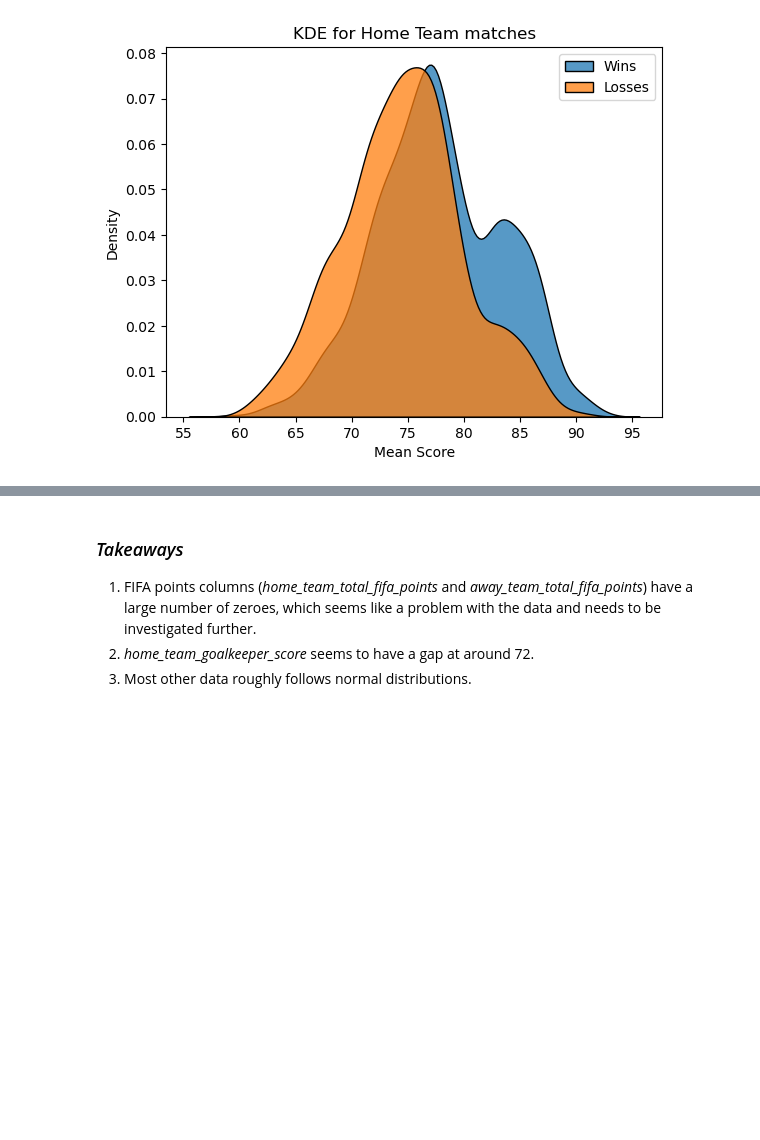
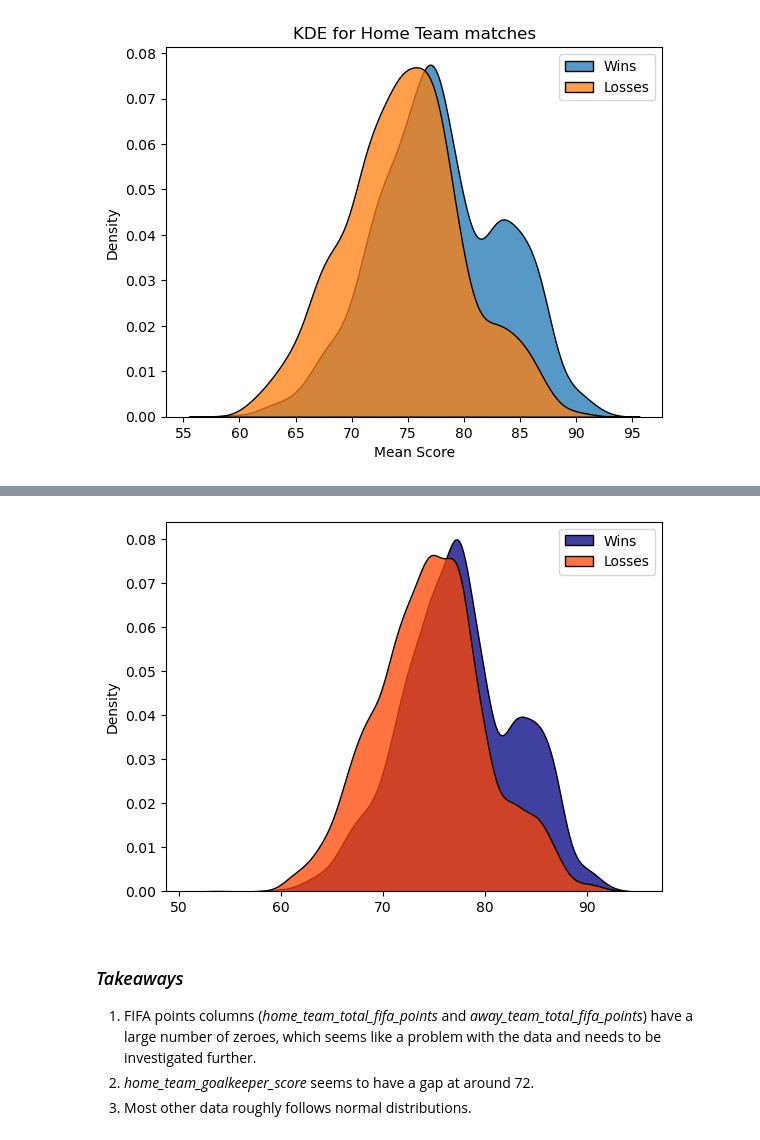
Before and after one commit to rasensiod/ML_Qatar22, a Jupyter notebook: MLProject_vMASTER.ipynb, the cells around one changed output, grey strips where cells are left out. Cells and saved outputs as stored; diff of their text form; code cells hidden in the pictures; blank space fills up the shorter version.

```diff
--- a/MLProject_vMASTER.ipynb
+++ b/MLProject_vMASTER.ipynb
@@ -292,3 +345,15 @@ plt.show()
+# %%
+data_kde
+
+plt.figure()
+
+kdeplot(data=data_kde, x=wins_av, label='Wins', multiple="stack", color='navy')
+kdeplot(data=data_kde, x=lose_av, label='Losses', multiple="stack", color='orangered')
+
+plt.legend()
+plt.show()
+# %% [output]
+[figure, added]
 # %% [markdown]
 ### _Takeaways_
 
```
Also changed, not shown: parts of 17 cells of this notebook, 5 other files.
